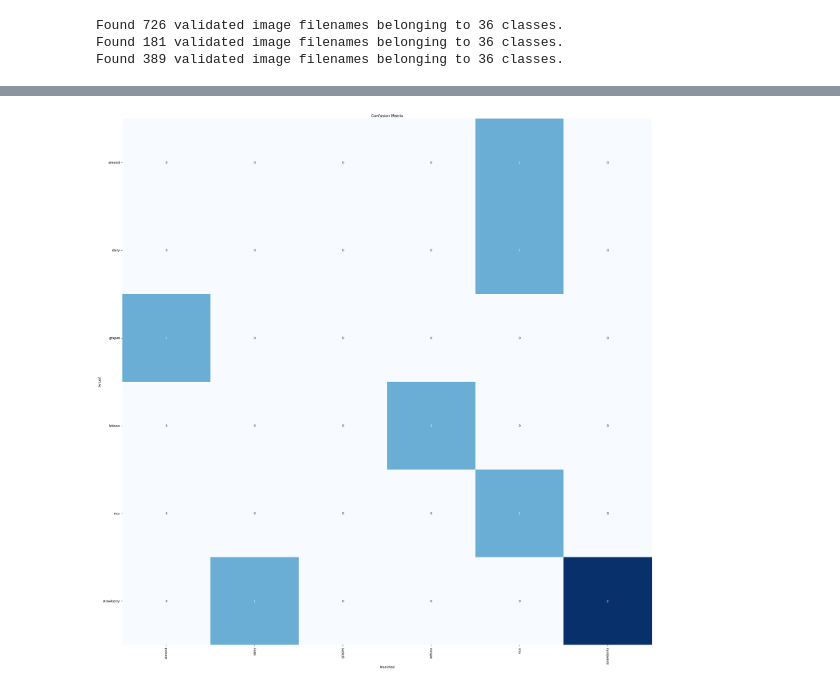
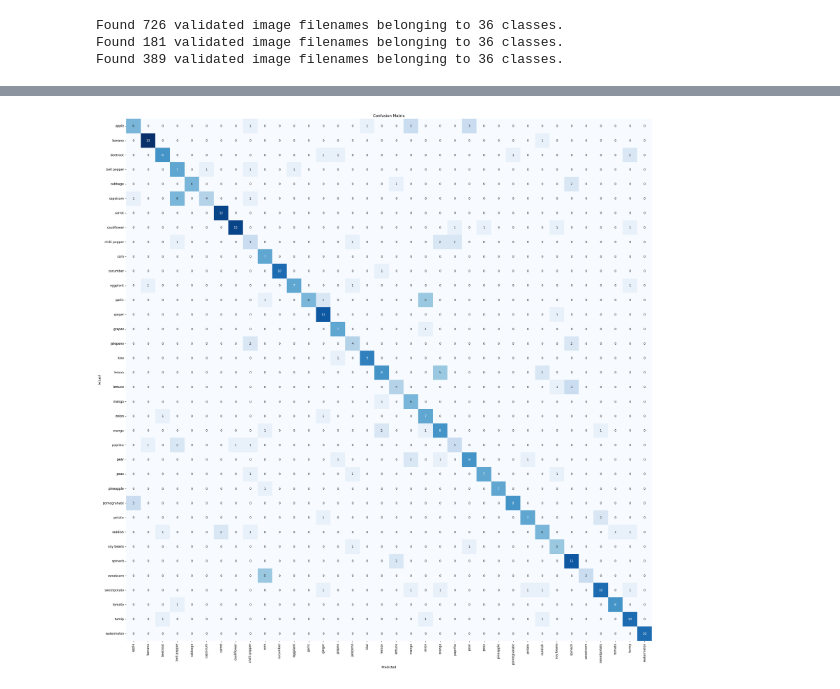
Before and after one commit to lleiva25/Project4, a Jupyter notebook: TrainedModel.ipynb, the cells around one changed output, grey strips where cells are left out. Drawn from its saved outputs; the diff is of its cells as text; code cells hidden in the pictures.

```diff
--- a/TrainedModel.ipynb
+++ b/TrainedModel.ipynb
@@ -230,14 +234,14 @@ clr = classification_report(test_images.labels, predictions, target_names=test_i
 # %%
 plt.figure(figsize=(30, 30))
 sns.heatmap(cm, annot=True, fmt='g', vmin=0, cmap='Blues', cbar=False)
-plt.xticks(ticks=np.arange(6) + 0.5, labels=test_images.class_indices, rotation=90)
-plt.yticks(ticks=np.arange(6) + 0.5, labels=test_images.class_indices, rotation=0)
+plt.xticks(ticks=np.arange(36) + 0.5, labels=test_images.class_indices, rotation=90)
+plt.yticks(ticks=np.arange(36) + 0.5, labels=test_images.class_indices, rotation=0)
 plt.xlabel("Predicted")
 plt.ylabel("Actual")
 plt.title("Confusion Matrix")
 plt.show()
 # %% [output]
-[figure, old version]
+[figure, new version]
 # %%
 print("Classification Report:\n----------------------\n", clr)
 # %% [output]
```
Also changed, not shown: parts of 9 cells of this notebook.
